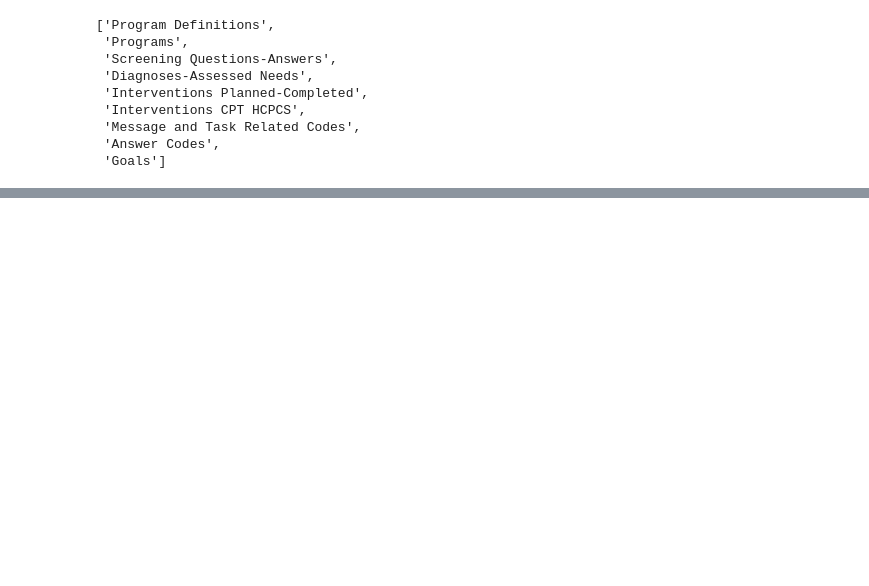
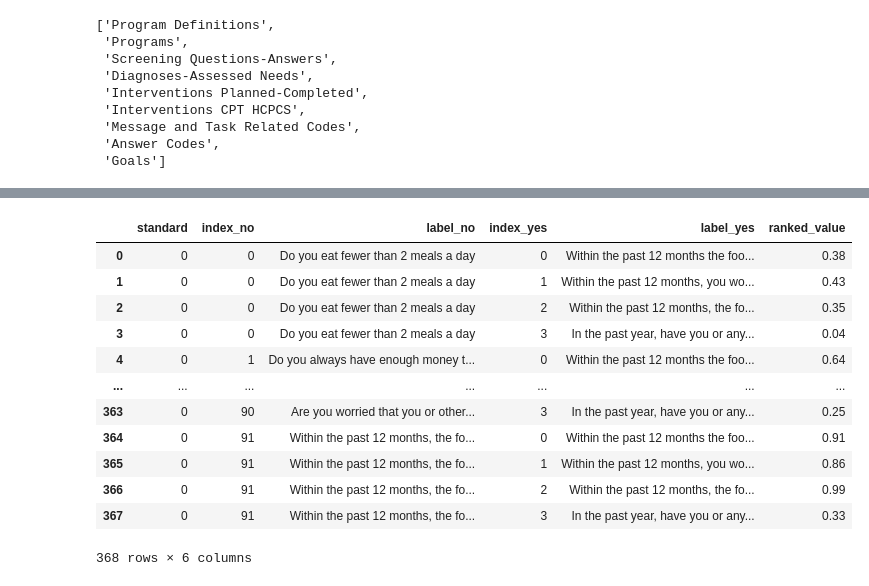
Before and after one commit to adambouras/OHDSI-Symposium-Submission, a Jupyter notebook: OHDSI_Submission_BERT_Similarity_Ranking.ipynb, the cells around one changed output, grey strips where cells are left out. Drawn from its saved outputs; the diff is of its cells as text; code cells hidden in the pictures; blank space fills up the shorter version.

```diff
--- a/OHDSI_Submission_BERT_Similarity_Ranking.ipynb
+++ b/OHDSI_Submission_BERT_Similarity_Ranking.ipynb
@@ -117,6 +223,22 @@ df =pd.DataFrame.from_dict(ranked_domain)
 # %%
 #convert dataframe into pivote table:
 df_map= df.pivot(index= 'index_no', columns='index_yes',  values='ranked_value')
+# %%
+df
+# %% [output]
+|  | standard | index_no | label_no | index_yes | label_yes | ranked_value |
+| 0 | 0 | 0 | Do you eat fewer than 2 meals a day | 0 | Within the past 12 months the foo... | 0.38 |
+| 1 | 0 | 0 | Do you eat fewer than 2 meals a day | 1 | Within the past 12 months, you wo... | 0.43 |
+| 2 | 0 | 0 | Do you eat fewer than 2 meals a day | 2 | Within the past 12 months, the fo... | 0.35 |
+| 3 | 0 | 0 | Do you eat fewer than 2 meals a day | 3 | In the past year, have you or any... | 0.04 |
+| 4 | 0 | 1 | Do you always have enough money t... | 0 | Within the past 12 months the foo... | 0.64 |
+| ... | ... | ... | ... | ... | ... | ... |
+| 363 | 0 | 90 | Are you worried that you or other... | 3 | In the past year, have you or any... | 0.25 |
+| 364 | 0 | 91 | Within the past 12 months, the fo... | 0 | Within the past 12 months the foo... | 0.91 |
+| 365 | 0 | 91 | Within the past 12 months, the fo... | 1 | Within the past 12 months, you wo... | 0.86 |
+| 366 | 0 | 91 | Within the past 12 months, the fo... | 2 | Within the past 12 months, the fo... | 0.99 |
+| 367 | 0 | 91 | Within the past 12 months, the fo... | 3 | In the past year, have you or any... | 0.33 |
+368 rows × 6 columns
 # %%
 from plotly.subplots import make_subplots
 import plotly.graph_objects as go
```
Also changed, not shown: parts of 19 cells of this notebook, 4 other files.
